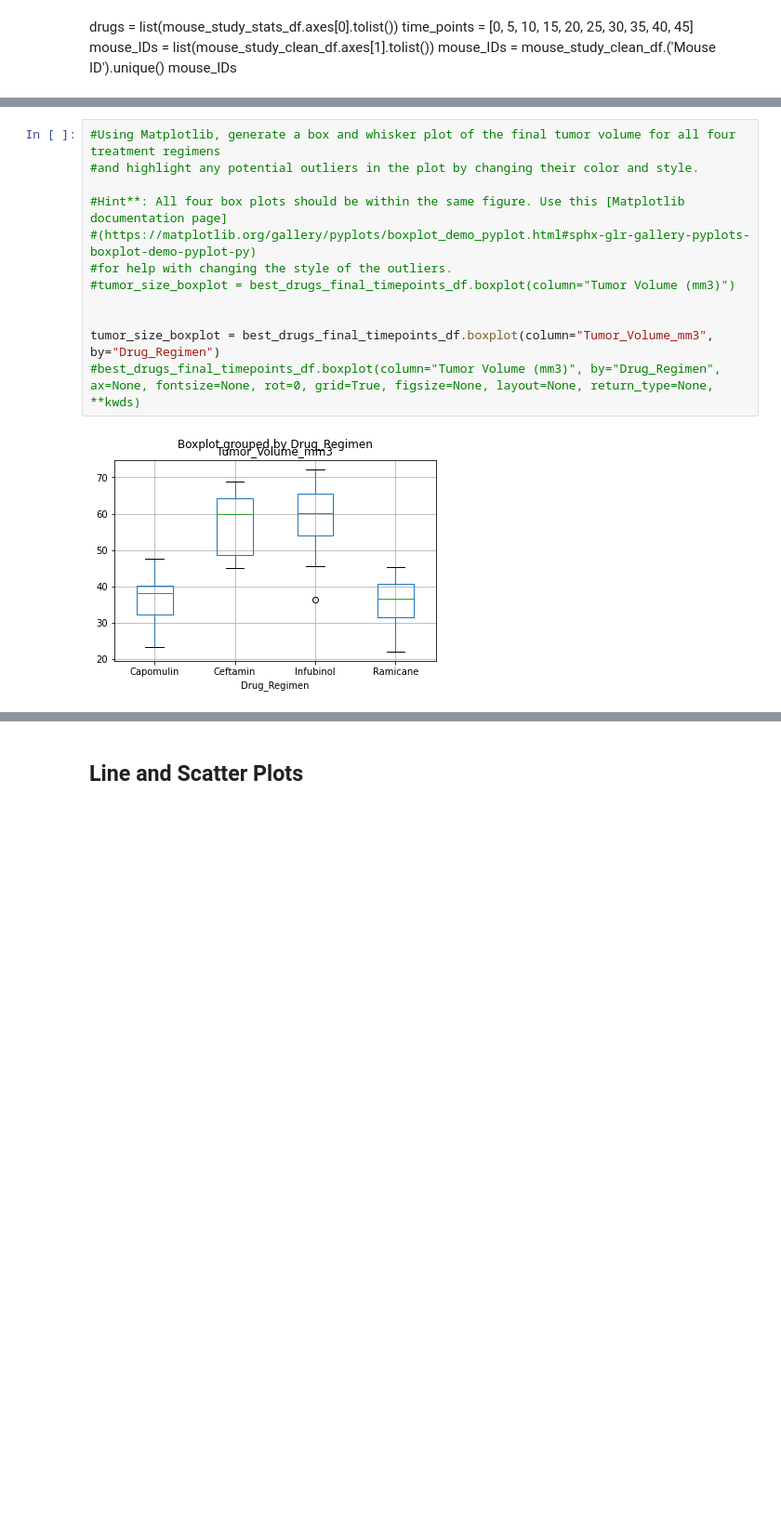
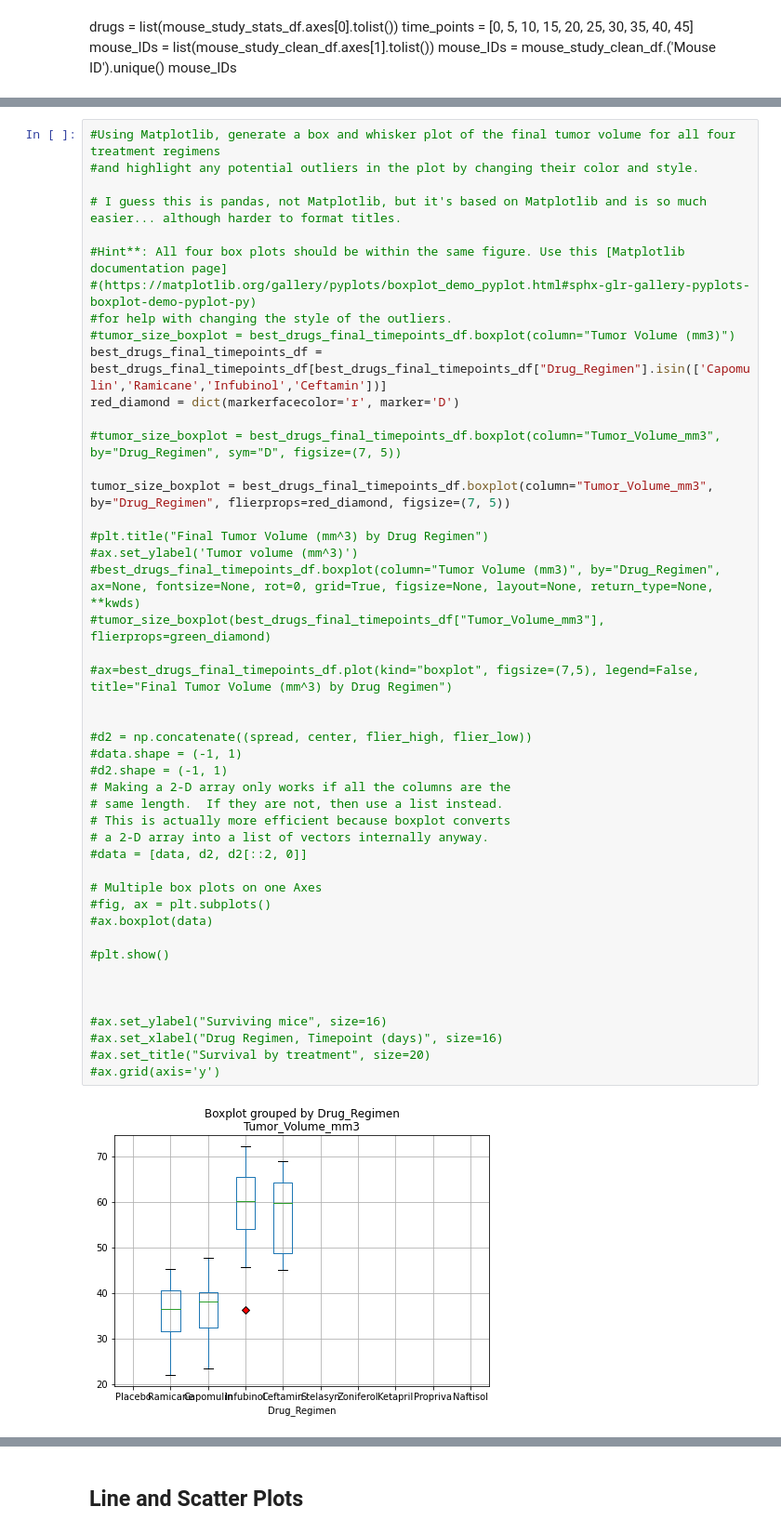
Before and after one commit to bjmacgreg/Pymaceuticals, a Jupyter notebook: pymaceuticals_starter.ipynb, the cells around one changed output, grey strips where cells are left out. Shown at 93% size. Drawn from its saved outputs; the diff is of its cells as text; blank space fills up the shorter version.

```diff
--- a/pymaceuticals_starter.ipynb
+++ b/pymaceuticals_starter.ipynb
@@ -332,14 +382,48 @@ best_drugs_final_timepoints_df
 # %%
 #Using Matplotlib, generate a box and whisker plot of the final tumor volume for all four treatment regimens
 #and highlight any potential outliers in the plot by changing their color and style.
+
+# I guess this is pandas, not Matplotlib, but it's based on Matplotlib and is so much easier... although harder to format titles.
 
 #Hint**: All four box plots should be within the same figure. Use this [Matplotlib documentation page]
 #(https://matplotlib.org/gallery/pyplots/boxplot_demo_pyplot.html#sphx-glr-gallery-pyplots-boxplot-demo-pyplot-py)
 #for help with changing the style of the outliers.
 #tumor_size_boxplot = best_drugs_final_timepoints_df.boxplot(column="Tumor Volume (mm3)")
+best_drugs_final_timepoints_df = best_drugs_final_timepoints_df[best_drugs_final_timepoints_df["Drug_Regimen"].isin(['Capomulin','Ramicane','Infubinol','Ceftamin'])]
+red_diamond = dict(markerfacecolor='r', marker='D')
+
+#tumor_size_boxplot = best_drugs_final_timepoints_df.boxplot(column="Tumor_Volume_mm3", by="Drug_Regimen", sym="D", figsize=(7, 5))
+
+tumor_size_boxplot = best_drugs_final_timepoints_df.boxplot(column="Tumor_Volume_mm3", by="Drug_Regimen", flierprops=red_diamond, figsize=(7, 5))
+
+#plt.title("Final Tumor Volume (mm^3) by Drug Regimen")
+#ax.set_ylabel('Tumor volume (mm^3)')
+#best_drugs_final_timepoints_df.boxplot(column="Tumor Volume (mm3)", by="Drug_Regimen", ax=None, fontsize=None, rot=0, grid=True, figsize=None, layout=None, return_type=None, **kwds)
+#tumor_size_boxplot(best_drugs_final_timepoints_df["Tumor_Volume_mm3"], flierprops=green_diamond)
+
+#ax=best_drugs_final_timepoints_df.plot(kind="boxplot", figsize=(7,5), legend=False, title="Final Tumor Volume (mm^3) by Drug Regimen")
 
 
-tumor_size_boxplot = best_drugs_final_timepoints_df.boxplot(column="Tumor_Volume_mm3", by="Drug_Regimen")
-#best_drugs_final_timepoints_df.boxplot(column="Tumor Volume (mm3)", by="Drug_Regimen", ax=None, fontsize=None, rot=0, grid=True, figsize=None, layout=None, return_type=None, **kwds)
+#d2 = np.concatenate((spread, center, flier_high, flier_low))
+#data.shape = (-1, 1)
+#d2.shape = (-1, 1)
+# Making a 2-D array only works if all the columns are the
+# same length.  If they are not, then use a list instead.
+# This is actually more efficient because boxplot converts
+# a 2-D array into a list of vectors internally anyway.
+#data = [data, d2, d2[::2, 0]]
+
+# Multiple box plots on one Axes
+#fig, ax = plt.subplots()
+#ax.boxplot(data)
+
+#plt.show()
+
+
+
+#ax.set_ylabel("Surviving mice", size=16)
+#ax.set_xlabel("Drug Regimen, Timepoint (days)", size=16)
+#ax.set_title("Survival by treatment", size=20)
+#ax.grid(axis='y')
 # %% [output]
-[figure, old version]
+[figure, new version]
```
Also changed, not shown: parts of 10 cells of this notebook.
